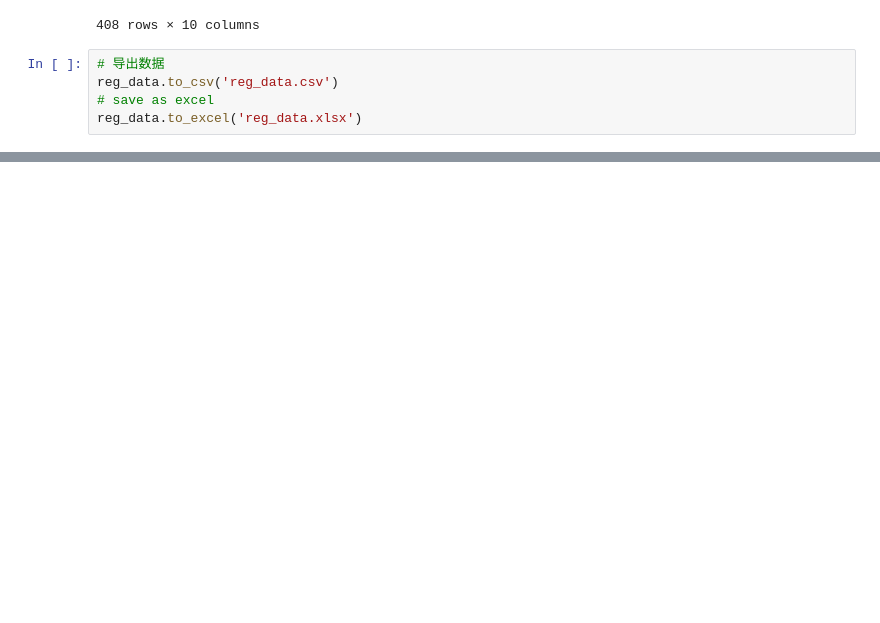
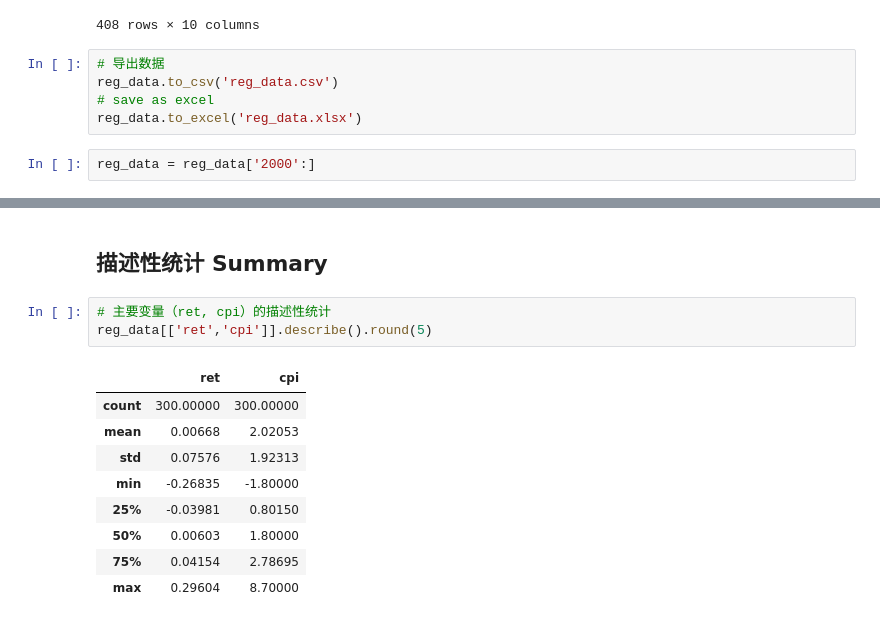
Before and after one commit to Spring-fever-shen/A-One-And-A-Two, a Jupyter notebook: c5.ipynb, the cells around one changed output, grey strips where cells are left out. Cells and saved outputs as stored; diff of their text form; blank space fills up the shorter version.

```diff
--- a/c5.ipynb
+++ b/c5.ipynb
@@ -195,3 +195,5 @@ reg_data
 reg_data.to_csv('reg_data.csv')
 # save as excel
 reg_data.to_excel('reg_data.xlsx')
+# %%
+reg_data = reg_data['2000':]
@@ -197,0 +244,15 @@ reg_data.to_excel('reg_data.xlsx')
+# %% [markdown]
+## 描述性统计 Summary
+# %%
+# 主要变量（ret, cpi）的描述性统计
+reg_data[['ret','cpi']].describe().round(5)
+# %% [output]
+|  | ret | cpi |
+| count | 300.00000 | 300.00000 |
+| mean | 0.00668 | 2.02053 |
+| std | 0.07576 | 1.92313 |
+| min | -0.26835 | -1.80000 |
+| 25% | -0.03981 | 0.80150 |
+| 50% | 0.00603 | 1.80000 |
+| 75% | 0.04154 | 2.78695 |
+| max | 0.29604 | 8.70000 |
```
Also changed, not shown: parts of 34 cells of this notebook.
